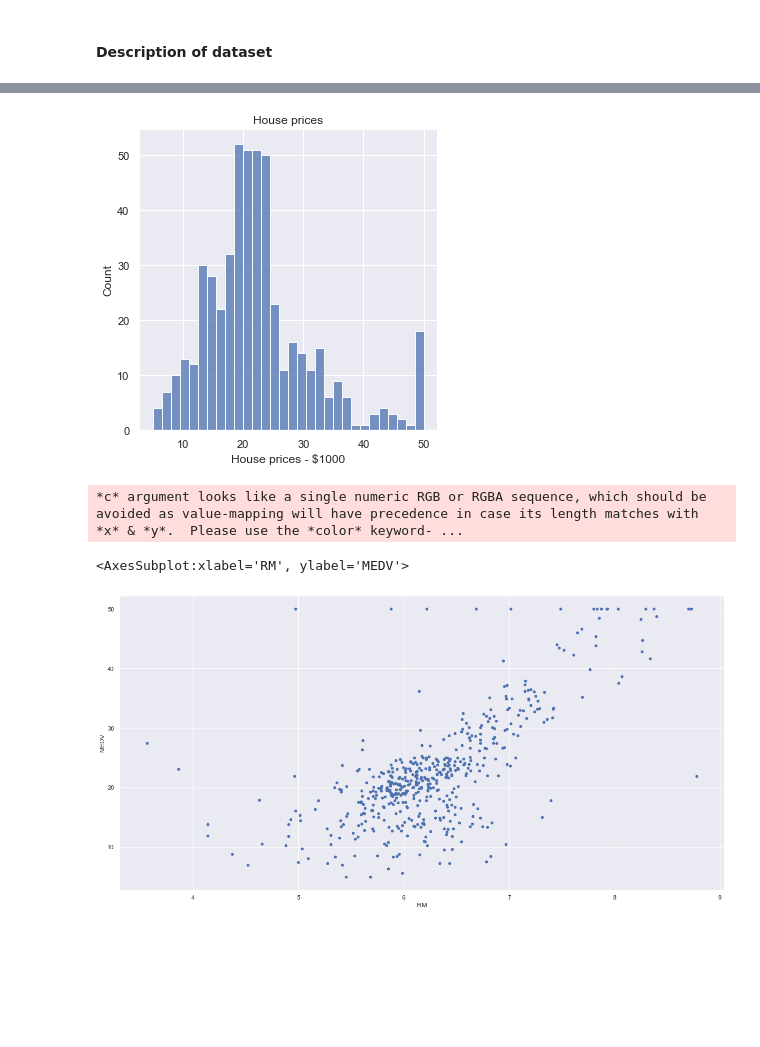
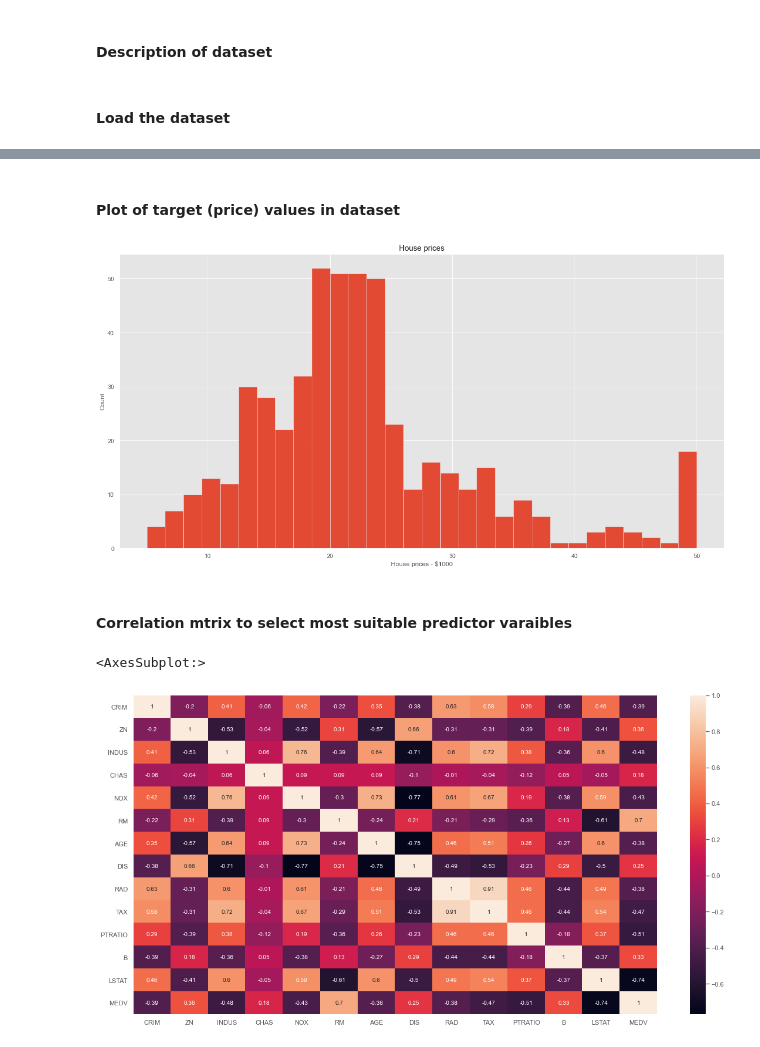
Before and after one commit to nmanley73/Machine_Learning_assessment, a Jupyter notebook: scikit-learn.ipynb, the cells around one changed output, grey strips where cells are left out. Cells and saved outputs as stored; diff of their text form; code cells hidden in the pictures; blank space fills up the shorter version.

```diff
--- a/scikit-learn.ipynb
+++ b/scikit-learn.ipynb
@@ -212,6 +214,8 @@ import matplotlib as mpl
 import numpy as np
 import seaborn as sns
 import pandas as pd
+# %% [markdown]
+#### Load the dataset
 # %%
 # load the data using pandas
 df = pd.read_csv("data\housing.csv")
@@ -238,3 +242,5 @@ Field Names = Index(['CRIM', 'ZN', 'INDUS', 'CHAS', 'NOX', 'RM', 'AGE', 'DIS', '
 | 50% | 0.256510 | 0.000000 | 9.690000 | 0.000000 | 0.538000 | 6.208500 | 77.500000 | 3.207450 | 5.000000 | 330.000000 | 19.050000 | ... |
 | 75% | 3.677083 | 12.500000 | 18.100000 | 0.000000 | 0.624000 | 6.623500 | 94.075000 | 5.188425 | 24.000000 | 666.000000 | 20.200000 | ... |
 | max | 88.976200 | 100.000000 | 27.740000 | 1.000000 | 0.871000 | 8.780000 | 100.000000 | 12.126500 | 24.000000 | 711.000000 | 22.000000 | ... |
+# %% [markdown]
+#### Plot of target (price) values in dataset
@@ -241,12 +251,14 @@ Field Names = Index(['CRIM', 'ZN', 'INDUS', 'CHAS', 'NOX', 'RM', 'AGE', 'DIS', '
 # %%
 plt.style.use("ggplot")
-#plt.rcParams["figure.figsize"] = (20,10)
+plt.rcParams["figure.figsize"] = (20,10)
 
-sns.set(rc={'figure.figsize':(20,10)})
-sns.displot(df['MEDV'], bins=30)
+plt.hist(df['MEDV'], bins=30)
+plt.ylabel("Count")
 plt.xlabel("House prices - $1000")
 plt.title("House prices")
 plt.show()
 # %% [output]
-[figure, old version]
+[figure, new version]
+# %% [markdown]
+#### Correlation mtrix to select most suitable predictor varaibles
 # %%
@@ -255,6 +271,7 @@ with about 15 expensive houses at the price value of 50. The price scale is $100
-# %%
-df.plot.scatter('RM', 'MEDV')
-# %% [output]
-*c* argument looks like a single numeric RGB or RGBA sequence, which should be avoided as value-mapping will have precedence in case its length matches with *x* & *y*.  Please use the *color* keyword- ...
-<AxesSubplot:xlabel='RM', ylabel='MEDV'>
-[figure, removed]
+# %%
+correlation_matrix = df.corr().round(2)
+# annot = True to print the values inside the square
+sns.heatmap(data=correlation_matrix, annot=True)
+# %% [output]
+<AxesSubplot:>
+[figure, added]
```
Also changed, not shown: parts of 19 cells of this notebook.
